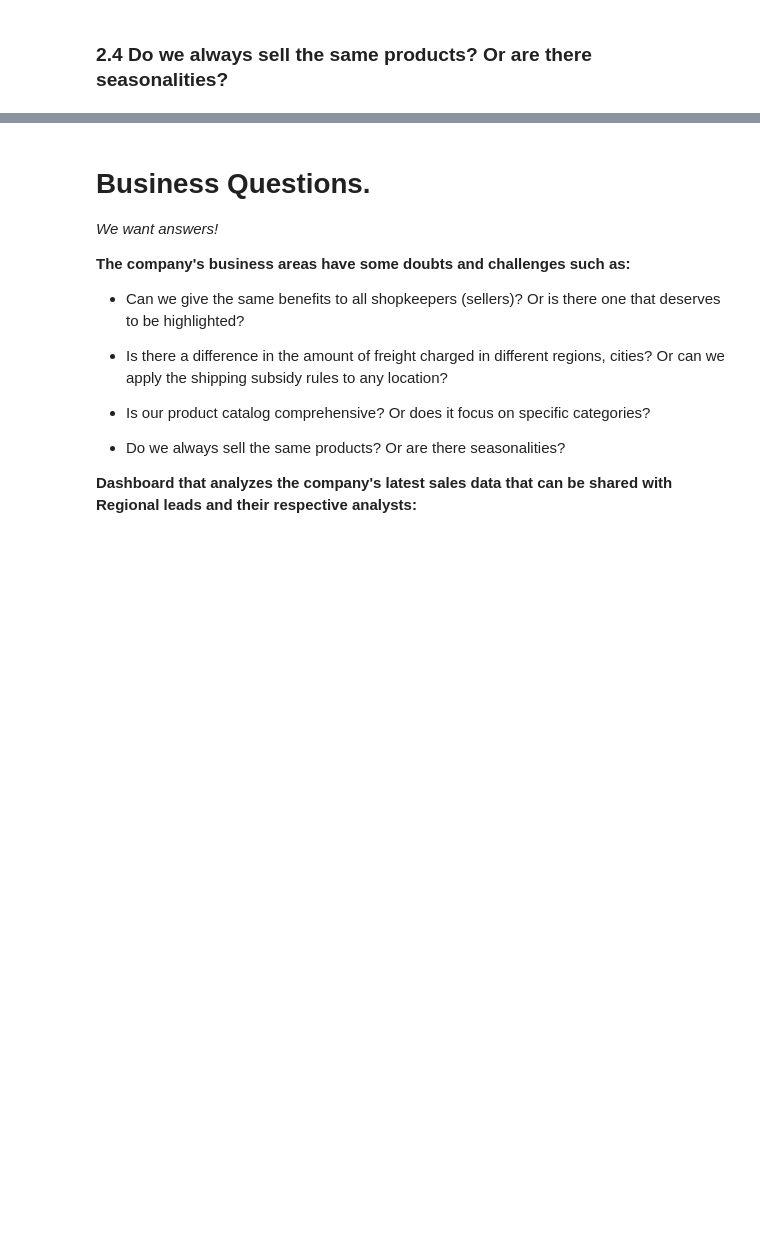
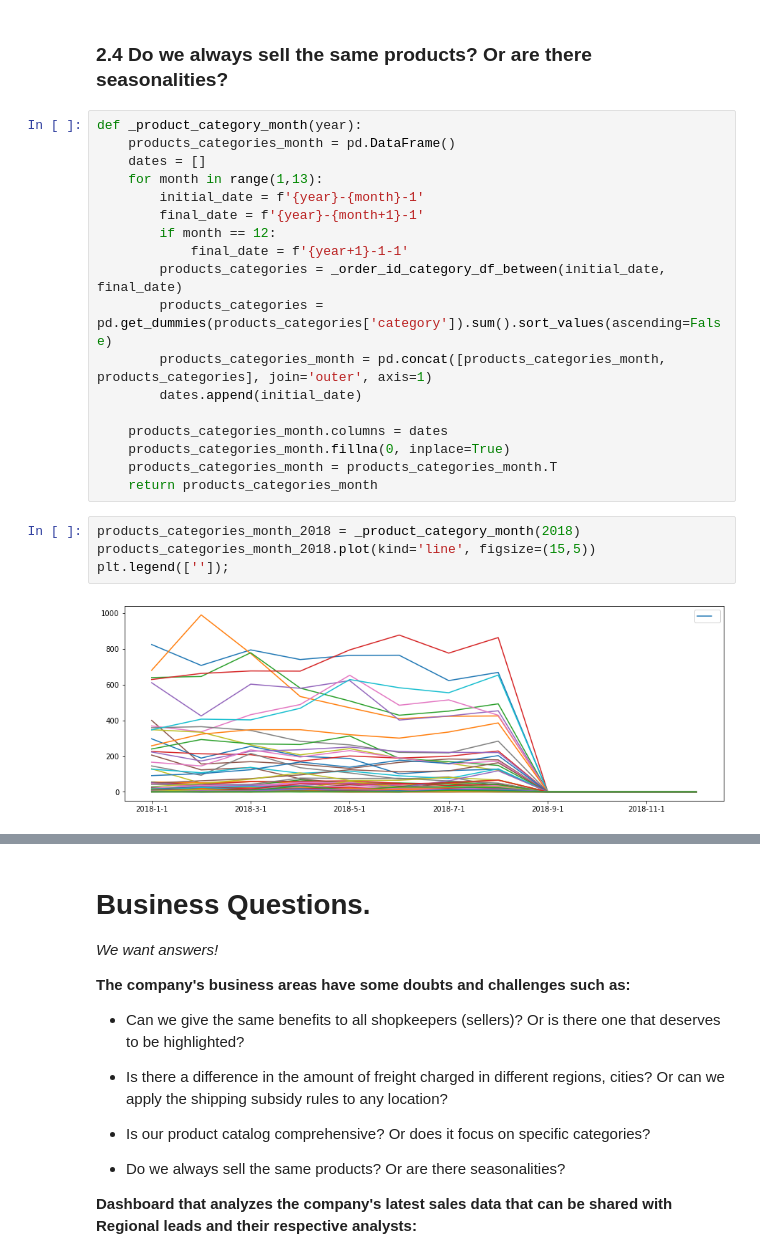
Before and after one commit to pauloreis-ds/olist, a Jupyter notebook: business_questions_insights/notebooks/1.0-pr-data-analysis-postgresql.ipynb, the cells around one changed output, grey strips where cells are left out. Saved outputs shown, nothing was run; the diff lists cells and outputs as text; blank space fills up the shorter version.

```diff
--- a/business_questions_insights/notebooks/1.0-pr-data-analysis-postgresql.ipynb
+++ b/business_questions_insights/notebooks/1.0-pr-data-analysis-postgresql.ipynb
@@ -768,3 +768,27 @@ plt.text(67.8, 155, "100 orders", color='r');
 [figure]
 # %% [markdown]
 ### 2.4 Do we always sell the same products? Or are there seasonalities?
+# %%
+def _product_category_month(year):
+    products_categories_month = pd.DataFrame()
+    dates = []
+    for month in range(1,13):
+        initial_date = f'{year}-{month}-1'
+        final_date = f'{year}-{month+1}-1'
+        if month == 12:
+            final_date = f'{year+1}-1-1'
+        products_categories = _order_id_category_df_between(initial_date, final_date)
+        products_categories = pd.get_dummies(products_categories['category']).sum().sort_values(ascending=False)
+        products_categories_month = pd.concat([products_categories_month, products_categories], join='outer', axis=1)
+        dates.append(initial_date)
+
+    products_categories_month.columns = dates
+    products_categories_month.fillna(0, inplace=True)
+    products_categories_month = products_categories_month.T
+    return products_categories_month
+# %%
+products_categories_month_2018 = _product_category_month(2018)
+products_categories_month_2018.plot(kind='line', figsize=(15,5))
+plt.legend(['']);
+# %% [output]
+[figure, added]
```
Also changed, not shown: parts of 3 cells of this notebook.
